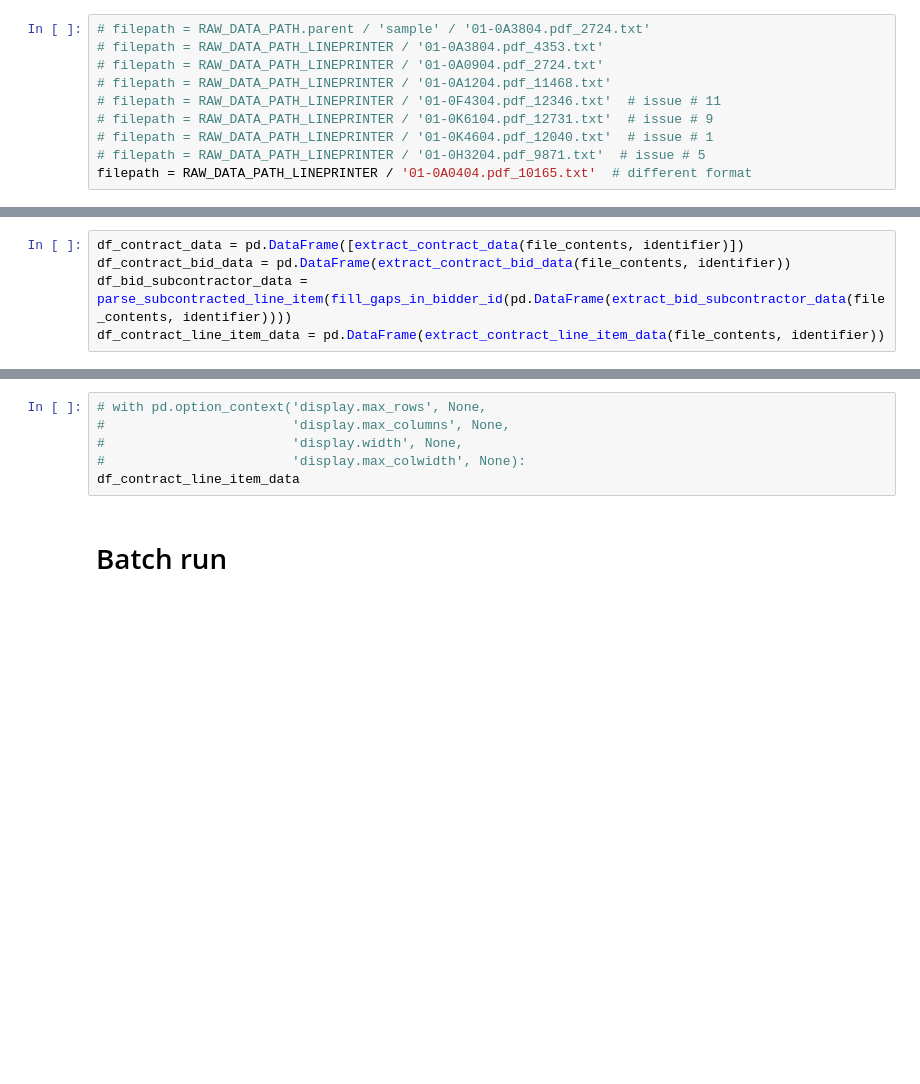
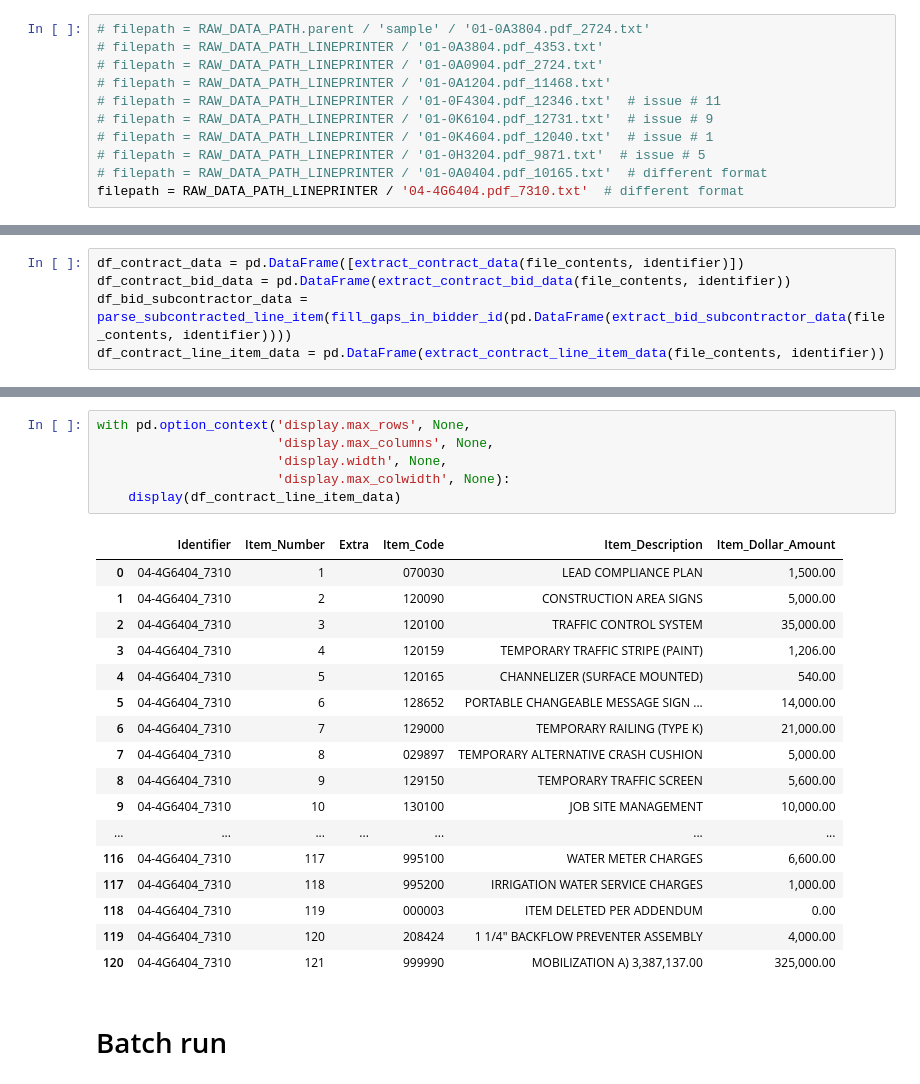
Before and after one commit to nesaboz/caltrans_data_extraction, a Jupyter notebook: main.ipynb, the cells around one changed output, grey strips where cells are left out. Saved outputs shown, nothing was run; the diff lists cells and outputs as text; blank space fills up the shorter version.

```diff
--- a/main.ipynb
+++ b/main.ipynb
@@ -48,7 +76,8 @@ df_outlier
 # filepath = RAW_DATA_PATH_LINEPRINTER / '01-0K6104.pdf_12731.txt'  # issue # 9
 # filepath = RAW_DATA_PATH_LINEPRINTER / '01-0K4604.pdf_12040.txt'  # issue # 1
 # filepath = RAW_DATA_PATH_LINEPRINTER / '01-0H3204.pdf_9871.txt'  # issue # 5
-filepath = RAW_DATA_PATH_LINEPRINTER / '01-0A0404.pdf_10165.txt'  # different format
+# filepath = RAW_DATA_PATH_LINEPRINTER / '01-0A0404.pdf_10165.txt'  # different format
+filepath = RAW_DATA_PATH_LINEPRINTER / '04-4G6404.pdf_7310.txt'  # different format
 # %%
 contract_number_from_filename, tag, identifier = get_contract_number_and_tag_from_filename(filepath.stem)
 file_contents = read_file(filepath)
@@ -70,9 +132,27 @@ df_bid_subcontractor_data
 # %%
-# with pd.option_context('display.max_rows', None,
-#                        'display.max_columns', None,
-#                        'display.width', None,
-#                        'display.max_colwidth', None):
-df_contract_line_item_data
+with pd.option_context('display.max_rows', None,
+                       'display.max_columns', None,
+                       'display.width', None,
+                       'display.max_colwidth', None):
+    display(df_contract_line_item_data)
+# %% [output]
+|  | Identifier | Item_Number | Extra | Item_Code | Item_Description | Item_Dollar_Amount |
+| 0 | 04-4G6404_7310 | 1 |  | 070030 | LEAD COMPLIANCE PLAN | 1,500.00 |
+| 1 | 04-4G6404_7310 | 2 |  | 120090 | CONSTRUCTION AREA SIGNS | 5,000.00 |
+| 2 | 04-4G6404_7310 | 3 |  | 120100 | TRAFFIC CONTROL SYSTEM | 35,000.00 |
+| 3 | 04-4G6404_7310 | 4 |  | 120159 | TEMPORARY TRAFFIC STRIPE (PAINT) | 1,206.00 |
+| 4 | 04-4G6404_7310 | 5 |  | 120165 | CHANNELIZER (SURFACE MOUNTED) | 540.00 |
+| 5 | 04-4G6404_7310 | 6 |  | 128652 | PORTABLE CHANGEABLE MESSAGE SIGN ... | 14,000.00 |
+| 6 | 04-4G6404_7310 | 7 |  | 129000 | TEMPORARY RAILING (TYPE K) | 21,000.00 |
+| 7 | 04-4G6404_7310 | 8 |  | 029897 | TEMPORARY ALTERNATIVE CRASH CUSHION | 5,000.00 |
+| 8 | 04-4G6404_7310 | 9 |  | 129150 | TEMPORARY TRAFFIC SCREEN | 5,600.00 |
+| 9 | 04-4G6404_7310 | 10 |  | 130100 | JOB SITE MANAGEMENT | 10,000.00 |
+| ... | ... | ... | ... | ... | ... | ... |
+| 116 | 04-4G6404_7310 | 117 |  | 995100 | WATER METER CHARGES | 6,600.00 |
+| 117 | 04-4G6404_7310 | 118 |  | 995200 | IRRIGATION WATER SERVICE CHARGES | 1,000.00 |
+| 118 | 04-4G6404_7310 | 119 |  | 000003 | ITEM DELETED PER ADDENDUM | 0.00 |
+| 119 | 04-4G6404_7310 | 120 |  | 208424 | 1 1/4" BACKFLOW PREVENTER ASSEMBLY | 4,000.00 |
+| 120 | 04-4G6404_7310 | 121 |  | 999990 | MOBILIZATION A) 3,387,137.00 | 325,000.00 |
 # %% [markdown]
 # Batch run
 # %% [markdown]
```
Also changed, not shown: parts of 11 cells of this notebook, 2 other files.
